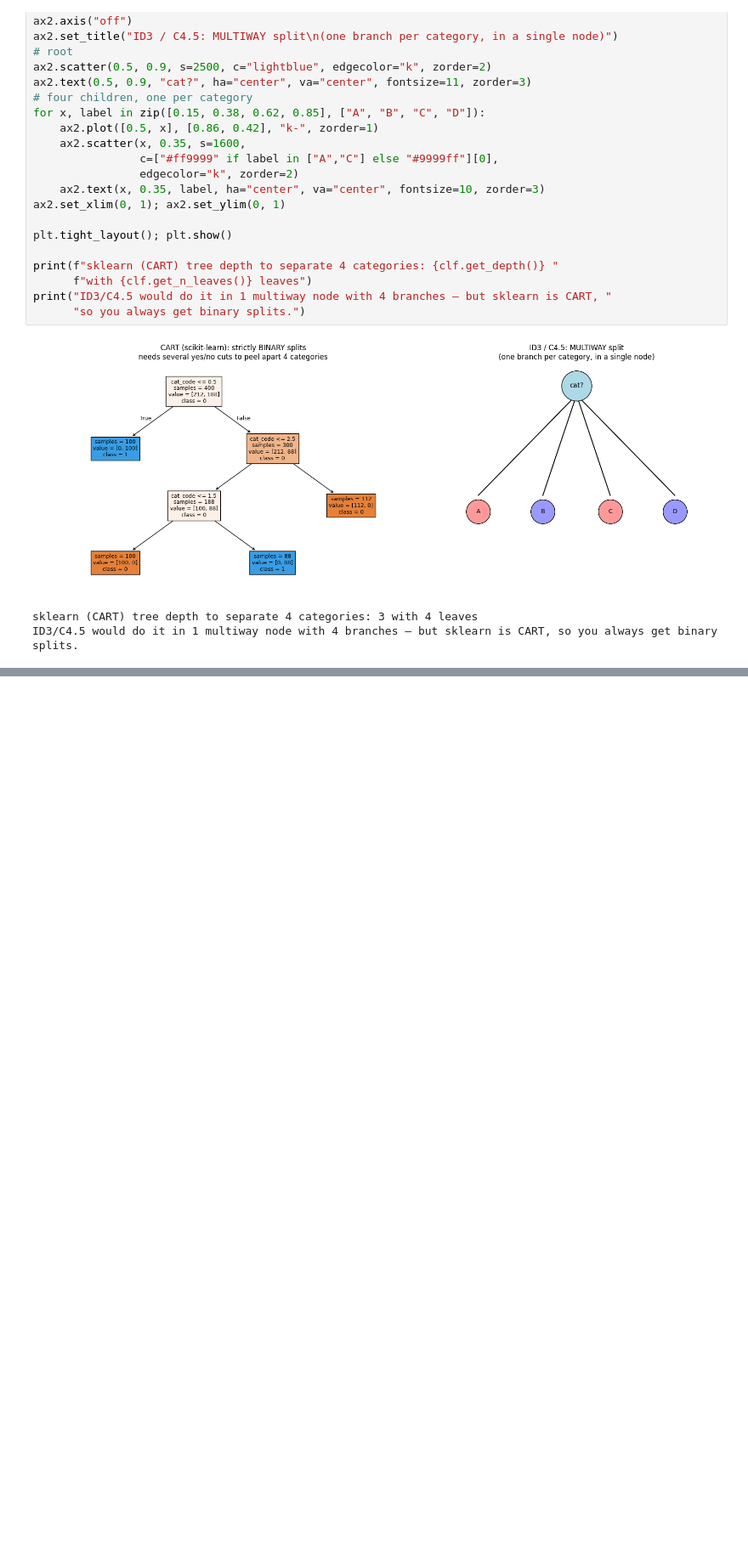
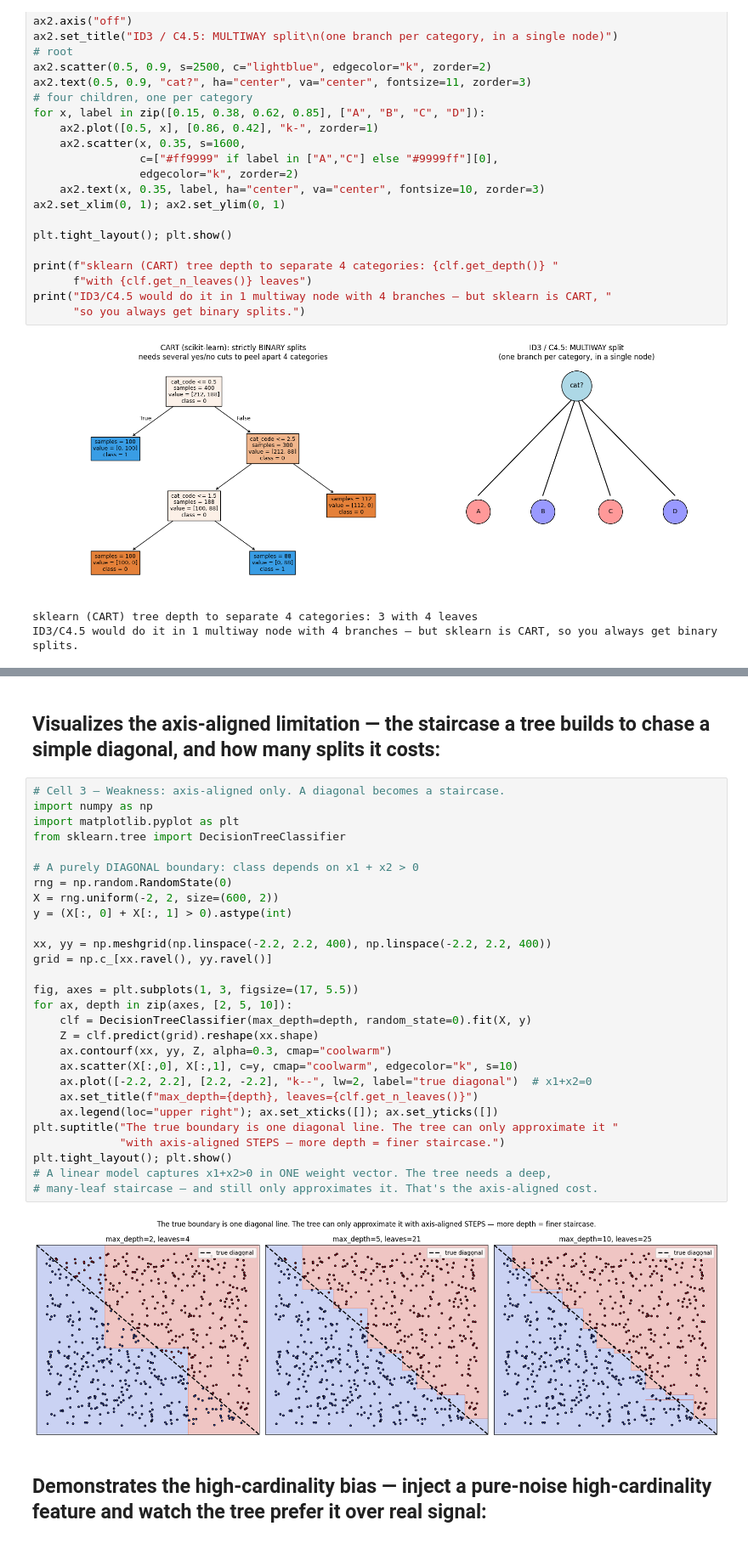
Before and after one commit to bmart231/ml-implementations, a Jupyter notebook: decision_trees/decision_trees.ipynb, the cells around one changed output, grey strips where cells are left out. Shown at 85% size. Drawn from its saved outputs; the diff is of its cells as text; blank space fills up the shorter version.

```diff
--- a/decision_trees/decision_trees.ipynb
+++ b/decision_trees/decision_trees.ipynb
@@ -1744,0 +1887,34 @@ ID3/C4.5 would do it in 1 multiway node with 4 branches — but sklearn is CART,
+# %% [markdown]
+## Visualizes the axis-aligned limitation — the staircase a tree builds to chase a simple diagonal, and how many splits it costs:
+# %%
+# Cell 3 — Weakness: axis-aligned only. A diagonal becomes a staircase.
+import numpy as np
+import matplotlib.pyplot as plt
+from sklearn.tree import DecisionTreeClassifier
+
+# A purely DIAGONAL boundary: class depends on x1 + x2 > 0
+rng = np.random.RandomState(0)
+X = rng.uniform(-2, 2, size=(600, 2))
+y = (X[:, 0] + X[:, 1] > 0).astype(int)
+
+xx, yy = np.meshgrid(np.linspace(-2.2, 2.2, 400), np.linspace(-2.2, 2.2, 400))
+grid = np.c_[xx.ravel(), yy.ravel()]
+
+fig, axes = plt.subplots(1, 3, figsize=(17, 5.5))
+for ax, depth in zip(axes, [2, 5, 10]):
+    clf = DecisionTreeClassifier(max_depth=depth, random_state=0).fit(X, y)
+    Z = clf.predict(grid).reshape(xx.shape)
+    ax.contourf(xx, yy, Z, alpha=0.3, cmap="coolwarm")
+    ax.scatter(X[:,0], X[:,1], c=y, cmap="coolwarm", edgecolor="k", s=10)
+    ax.plot([-2.2, 2.2], [2.2, -2.2], "k--", lw=2, label="true diagonal")  # x1+x2=0
+    ax.set_title(f"max_depth={depth}, leaves={clf.get_n_leaves()}")
+    ax.legend(loc="upper right"); ax.set_xticks([]); ax.set_yticks([])
+plt.suptitle("The true boundary is one diagonal line. The tree can only approximate it "
+             "with axis-aligned STEPS — more depth = finer staircase.")
+plt.tight_layout(); plt.show()
+# A linear model captures x1+x2>0 in ONE weight vector. The tree needs a deep,
+# many-leaf staircase — and still only approximates it. That's the axis-aligned cost.
+# %% [output]
+[figure, added]
+# %% [markdown]
+## Demonstrates the high-cardinality bias — inject a pure-noise high-cardinality feature and watch the tree prefer it over real signal:
```
Also changed, not shown: parts of 24 cells of this notebook, 3 other files.
